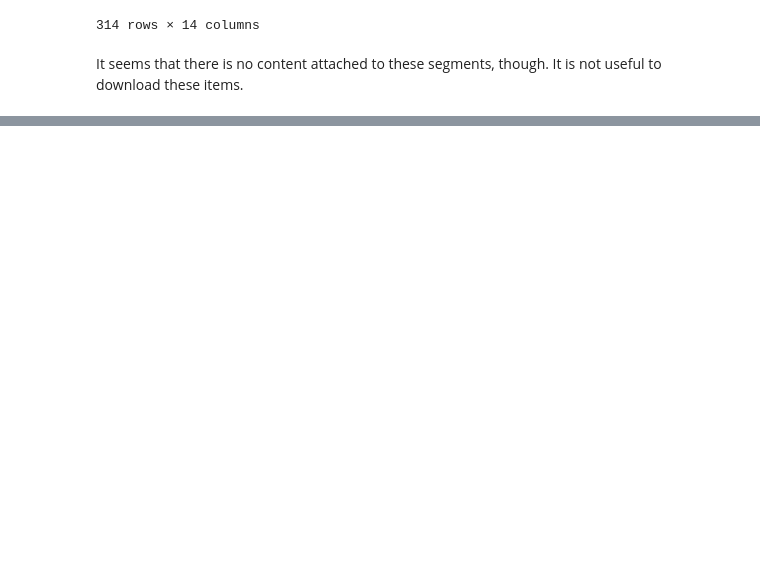
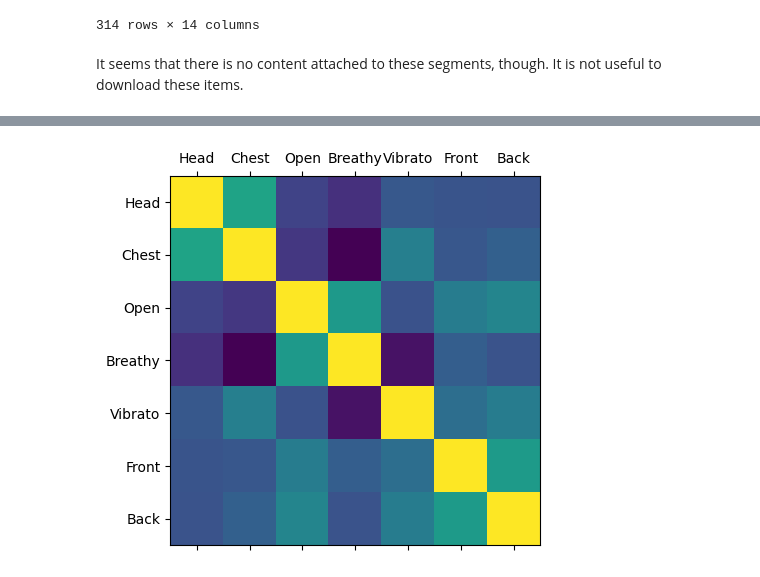
Before and after one commit to mkouhia/singing-voice-quality-regressor, a Jupyter notebook: notebooks/01 SVQTD dataset exploration.ipynb, the cells around one changed output, grey strips where cells are left out. Saved outputs shown, nothing was run; the diff lists cells and outputs as text; code cells hidden in the pictures; blank space fills up the shorter version.

```diff
--- a/notebooks/01 SVQTD dataset exploration.ipynb
+++ b/notebooks/01 SVQTD dataset exploration.ipynb
@@ -276,0 +365,3 @@ minimum: 0.171 s
+# %%
+corr_mat = all_data[col_names].corr()
+corr_mat
@@ -276,0 +377,9 @@ minimum: 0.171 s
+# %%
+fig, ax = plt.subplots(1)
+ax.matshow(corr_mat)
+ax.set_xticks(list(range(len(col_names))))
+ax.set_xticklabels(col_names)
+ax.set_yticks(list(range(len(col_names))))
+ax.set_yticklabels(col_names);
+# %% [output]
+[figure, added]
```
Also changed, not shown: parts of 15 cells of this notebook.
